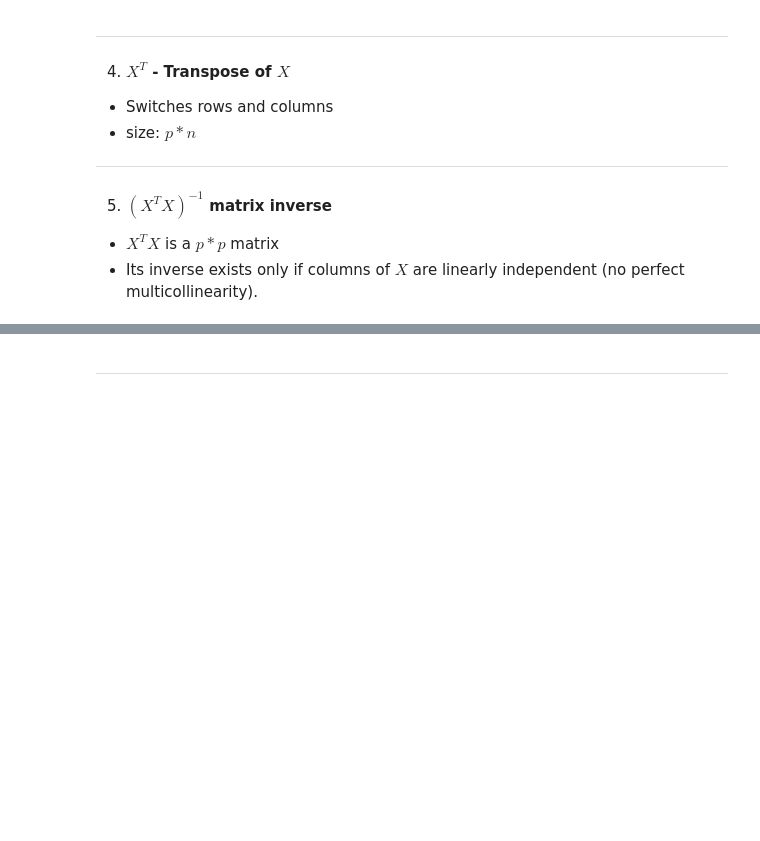
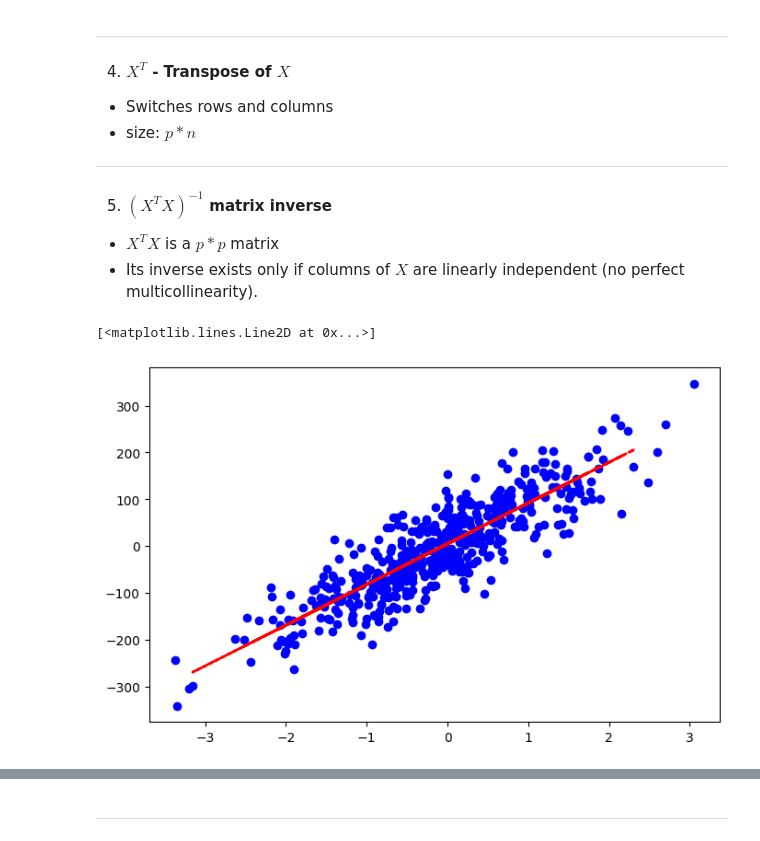
Before and after one commit to sid-146/ml-algo, a Jupyter notebook: regression_from_scratch.ipynb, the cells around one changed output, grey strips where cells are left out. Drawn from its saved outputs; the diff is of its cells as text; code cells hidden in the pictures; blank space fills up the shorter version.

```diff
--- a/regression_from_scratch.ipynb
+++ b/regression_from_scratch.ipynb
@@ -278,3 +278,25 @@ $$\^{\beta }=(\mathbf{X}^{T}\mathbf{X})^{-1}\mathbf{X}^{T}\mathbf{y}$$
 5. #### $(X^TX)^{-1}$ matrix inverse
 - $X^TX$ is a $p*p$ matrix
 - Its inverse exists only if columns of $X$ are linearly independent (no perfect multicollinearity).
+# %%
+x_train_new = np.c_[np.ones(len(x_train)), x_train] # adding 1 for intercept
+x_t = x_train_new.T
+x_inv = np.linalg.inv(x_t @ x_train_new)
+betas = x_inv @ x_t @ y_train
+# %%
+y_pred = betas[1] * x_test + betas[0]
+# %%
+fig, ax = plt.subplots(figsize=(8, 5))
+
+ax.scatter(X, y, color="blue", label="data")
+ax.plot(
+    x_test,
+    y_pred,
+    color="red",
+    label="prediction",
+    linestyle="--",
+    linewidth=2,
+)
+# %% [output]
+[<matplotlib.lines.Line2D at 0x...>]
+[figure, added]
```
Also changed, not shown: parts of 3 cells of this notebook.
